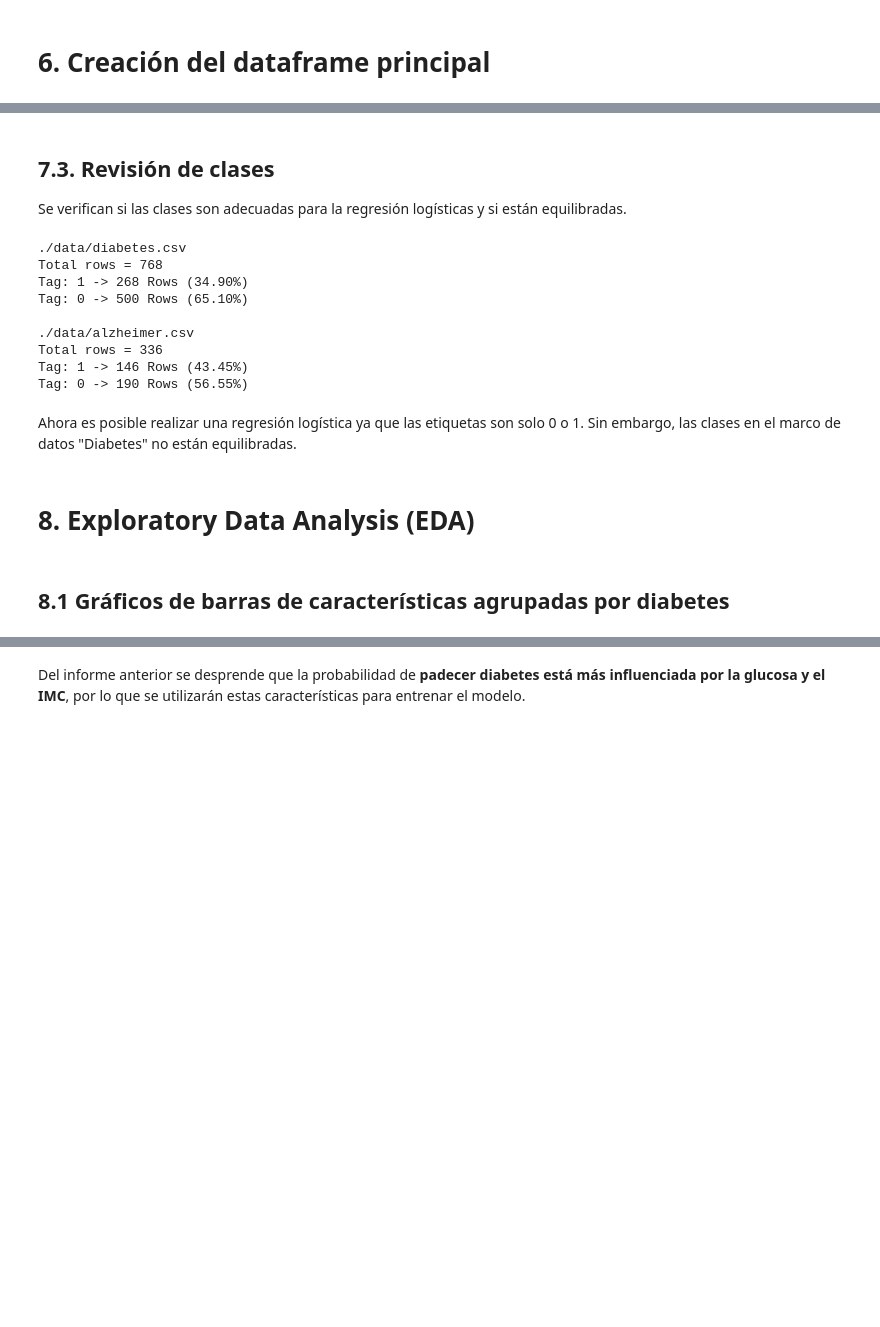
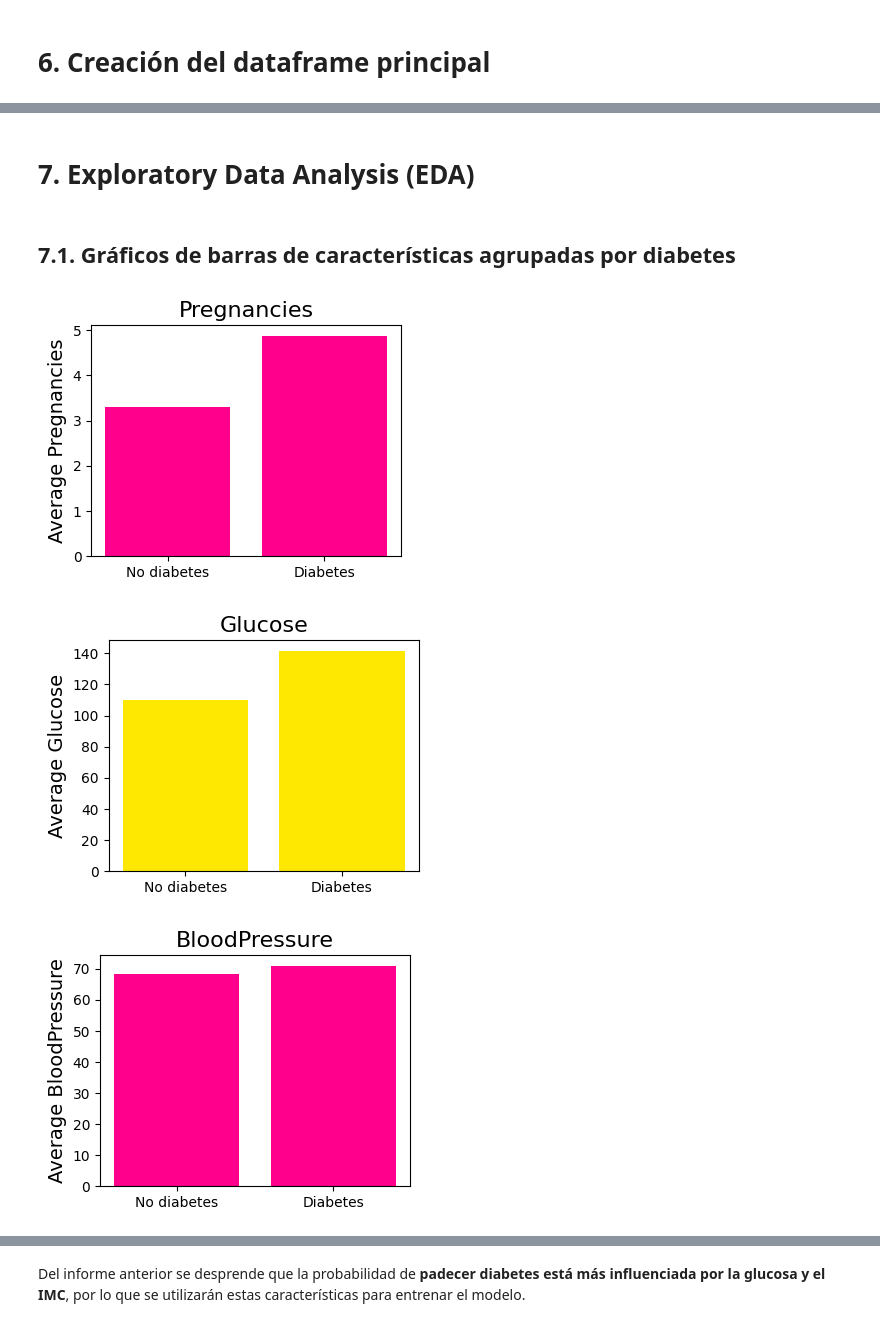
Before and after one commit to MajinLoop/IC6200_AI_P1, a Jupyter notebook: src/diabetes.ipynb, the cells around one changed output, grey strips where cells are left out. Drawn from its saved outputs; the diff is of its cells as text; code cells hidden in the pictures; blank space fills up the shorter version.

```diff
--- a/src/P2AI.ipynb
+++ b/src/diabetes.ipynb
@@ -323,56 +236,39 @@ Tags: [1 0]
-# %% [markdown]
-## 7.3. Revisión de clases
-
-Se verifican si las clases son adecuadas para la regresión logísticas y si están equilibradas.
-# %%
-cdfd.print_tags_balance()
-print()
-cdfa.print_tags_balance()
-# %% [output]
-./data/diabetes.csv
-Total rows = 768
-Tag: 1 -> 268 Rows (34.90%)
-Tag: 0 -> 500 Rows (65.10%)
-
-./data/alzheimer.csv
-Total rows = 336
-Tag: 1 -> 146 Rows (43.45%)
-Tag: 0 -> 190 Rows (56.55%)
-# %% [markdown]
-Ahora es posible realizar una regresión logística ya que las etiquetas son solo 0 o 1. Sin embargo, las clases en el marco de datos "Diabetes" no están equilibradas.
 # %% [markdown]
-# 8. Exploratory Data Analysis (EDA)
+# 7. Exploratory Data Analysis (EDA)
 # %% [markdown]
-## 8.1 Gráficos de barras de características agrupadas por diabetes
+## 7.1. Gráficos de barras de características agrupadas por diabetes
 # %%
 def plot_all_bar(cdf, xticks_labels=[]):
     color_counter = 0
     for feature in cdf.features_col_names:
         ys = []
         tags = cdf.df[cdf.tag_col_name].unique()
         for tag in tags:
             subdf = cdf.df[cdf.df[cdf.tag_col_name] == tag][[feature]]
 
             mean = subdf.mean().iloc[0]
             std = subdf.std().iloc[0]
             ys.append(mean)
 
         color = COLOR_SEED + color_counter
         if xticks_labels != []:
             U.plt_bar(categories=tags,
                       magnitudes=ys,
                       fig_width=4,
                       fig_height=3,
                       color=CYBERPUNK_COLORS.get_random_color(color),
                       title=f"{feature}",
                       title_fontsize=16,
                       x_label="",
                       x_fontsize=14,
                       xticks_labels=xticks_labels,
                       y_label=f"Average {feature}",
                       y_fontsize=14)
         color_counter += 1
 
 
-# plot_all_bar(cdfd, ["Diabetes", "No diabetes"])
-#plot_all_bar(cdfa, ["A", "B"])
+plot_all_bar(cdfd, ["Diabetes", "No diabetes"])
+# %% [output]
+[figure, added]
+[figure, added]
+[figure, added]
```
Also changed, not shown: parts of 33 cells of this notebook, 3 other files.
